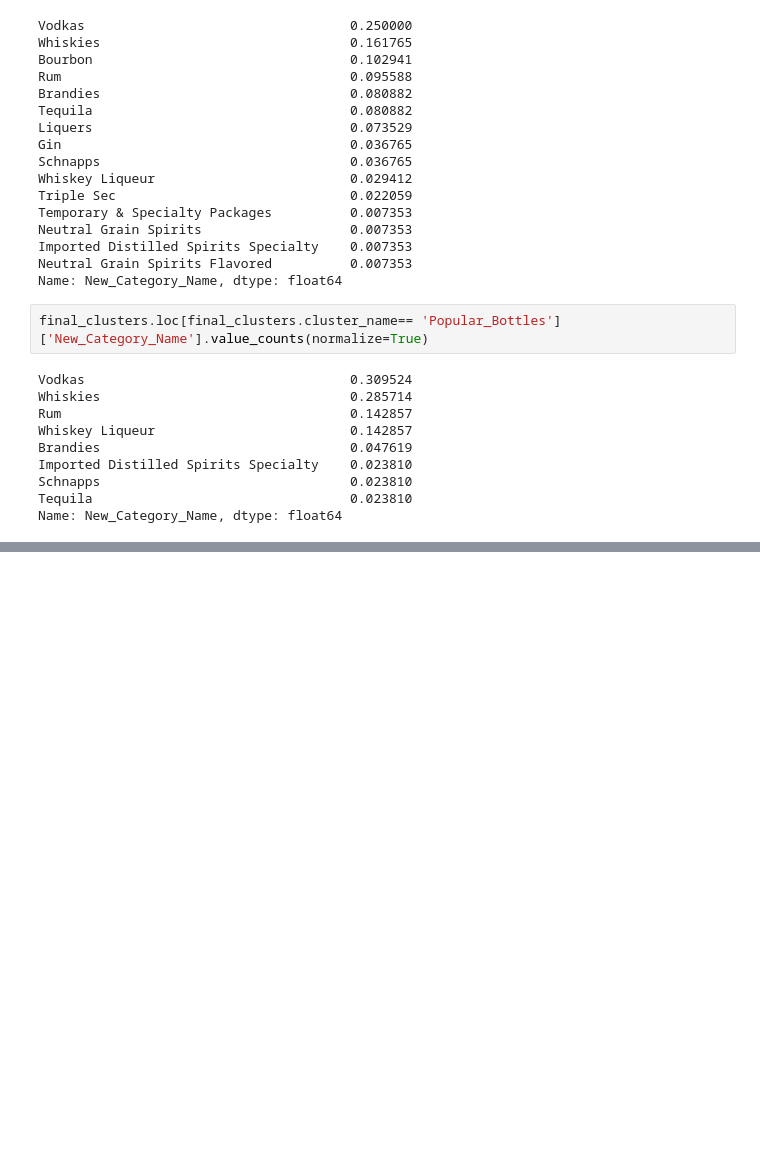
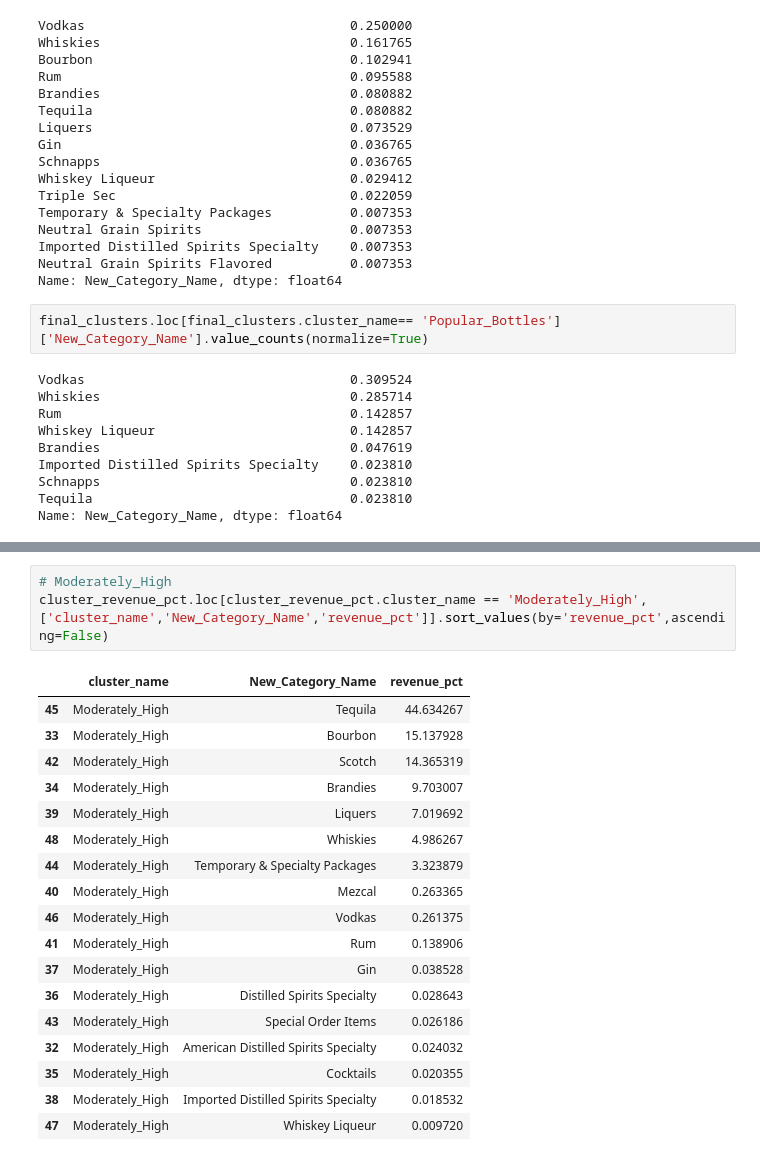
Before and after one commit to dgarbato/capstone, a Jupyter notebook: Percentage of product types within each cluster.ipynb, the cells around one changed output, grey strips where cells are left out. Cells and saved outputs as stored; diff of their text form; blank space fills up the shorter version.

```diff
--- a/Percentage of product types within each cluster.ipynb
+++ b/Percentage of product types within each cluster.ipynb
@@ -197,0 +316,22 @@ final_clusters.loc[(final_clusters.cluster_name== 'Popular_Bottles') & (final_cl
+# %%
+# Moderately_High
+cluster_revenue_pct.loc[cluster_revenue_pct.cluster_name == 'Moderately_High',['cluster_name','New_Category_Name','revenue_pct']].sort_values(by='revenue_pct',ascending=False)
+# %% [output]
+|  | cluster_name | New_Category_Name | revenue_pct |
+| 45 | Moderately_High | Tequila | 44.634267 |
+| 33 | Moderately_High | Bourbon | 15.137928 |
+| 42 | Moderately_High | Scotch | 14.365319 |
+| 34 | Moderately_High | Brandies | 9.703007 |
+| 39 | Moderately_High | Liquers | 7.019692 |
+| 48 | Moderately_High | Whiskies | 4.986267 |
+| 44 | Moderately_High | Temporary & Specialty Packages | 3.323879 |
+| 40 | Moderately_High | Mezcal | 0.263365 |
+| 46 | Moderately_High | Vodkas | 0.261375 |
+| 41 | Moderately_High | Rum | 0.138906 |
+| 37 | Moderately_High | Gin | 0.038528 |
+| 36 | Moderately_High | Distilled Spirits Specialty | 0.028643 |
+| 43 | Moderately_High | Special Order Items | 0.026186 |
+| 32 | Moderately_High | American Distilled Spirits Specialty | 0.024032 |
+| 35 | Moderately_High | Cocktails | 0.020355 |
+| 38 | Moderately_High | Imported Distilled Spirits Specialty | 0.018532 |
+| 47 | Moderately_High | Whiskey Liqueur | 0.009720 |
```
Also changed, not shown: parts of 20 cells of this notebook, 5 other files.
